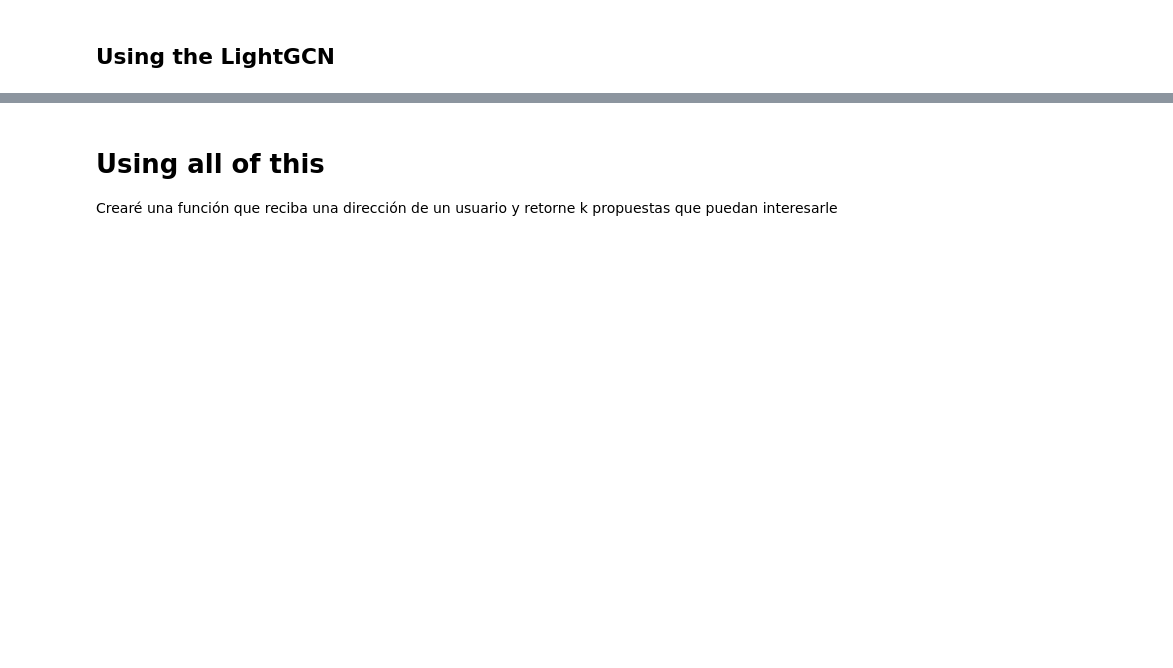
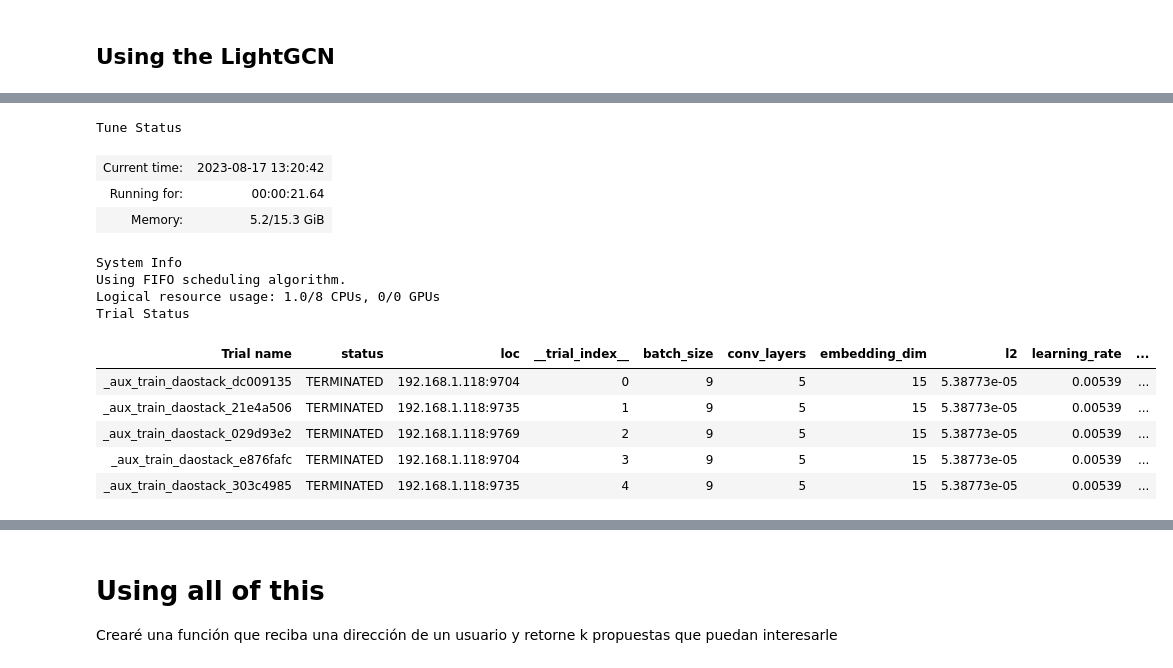
Before and after one commit to daviddavo/upm-tfm-notebooks, a Jupyter notebook: 02_mvp_tuning.ipynb, the cells around one changed output, grey strips where cells are left out. Drawn from its saved outputs; the diff is of its cells as text; code cells hidden in the pictures; blank space fills up the shorter version.

```diff
--- a/02_mvp_tuning.ipynb
+++ b/02_mvp_tuning.ipynb
@@ -196,29 +262,24 @@ def train_daostack(train: HeteroData, validation: HeteroData, original: HeteroDa
 
     @torch.no_grad()
     def _prec_rec(k: int, remove_training=False):
-        # gt: ground truth (all edges)
-        gt_index = original['voter', 'votes', 'proposal'].edge_index
+        # gt: ground truth
         if remove_training:
-            edge_index = validation['voter', 'votes', 'proposal'].edge_index
+            gt_index = validation['voter', 'votes', 'proposal'].edge_index
+            exclude_edges = train['voter', 'votes', 'proposal'].edge_index
         else:
             # All edges
-            edge_index = original['voter', 'votes', 'proposal'].edge_index
+            gt_index = original['voter', 'votes', 'proposal'].edge_index
+            exclude_edges = None
 
         R = item_count = PyG.utils.degree(gt_index[0], num_nodes=n_users)
         # topr.size [104, R.max()]
-        # TODO: Usar otro edge_index tal vez ponga a 0 la convolución,
-        # pero no "descartará" los items. Hay que calcularlo "a mano" usando get_embedding y punto
-        # además así no dependemos de mi fork
-        topr = model.recommend(message_passing_edge_index, src_index=users, dst_index=items, k=int(R.max()), sorted=True)
-
-        # assert (model.recommend(edge_index, src_index=users, dst_index=items, k=k) == topk).all()
+        topr = recommend_excluding(model, message_passing_edge_index, src_index=users, dst_index=items, k=int(R.max()), exclude_edges=exclude_edges)
         n_samples = len(users)
 
         # [104, 2216]
         ground_truth = torch.full((n_users, n_items), False, dtype=torch.bool, device=device)
         ground_truth[gt_index[0], gt_index[1] - original['proposal'].shift] = True
 
-        # This is the only line that depends on topr and thus depends on edge_index
         isin_rmat = ground_truth.gather(1, topr - original['proposal'].shift)
         isin_mat = isin_rmat[:, :k]
 
@@ -279,6 +340,7 @@ def train_daostack(train: HeteroData, validation: HeteroData, original: HeteroDa
         prec5t, rec5t, rprect = _prec_rec(5, remove_training=True)
         session.report({
             'loss': acc_loss/n_samples,
+            'val_loss': np.NaN,
             'rprec train': rprec, 'rprec test': rprect,
             'p@5 train': prec5, 'p@5 test': prec5t,
             'r@5 train': rec5, 'r@5 test': rec5t,
@@ -300,7 +376,24 @@ def _aux_train_daostack(config):
     config['batch_size'] = 2**config['batch_size']
     n_fold = config.pop('__trial_index__')
     train, validation = graph_folds[n_fold]
-    return train_daostack(train.to(device), validation.to(device), data.to(device), config, disable_tqdm=True)
+    train_daostack(train.to(device), validation.to(device), data.to(device), config, disable_tqdm=True)
+
+if os.uname().nodename == 'lamarck':
+    assert torch.cuda.is_available()
+
+    NUM_SAMPLES = 500
+    # Every run takes approx half a gig of vram (no optimizations)
+    # The RTX 4090 has 24GB so we can run the model about 48 times
+    resources_per_trial={
+        'cpu': 1,
+        'gpu': 1/32,
+    }
+else:
+    NUM_SAMPLES = 1
+    resources_per_trial={
+        'cpu': 2,
+        'memory': 2e9,
+    }
 
 tryConfigs = ModelConfig(
     max_epochs=50,
@@ -311,40 +404,46 @@ tryConfigs = ModelConfig(
     batch_size=tune.randint(4,10), # 16..1024
     # embedding_dim=tune.randint(4,8), # 16..128
     embedding_dim=tune.qlograndint(10, 500, 5),
 )
 
 # It is recommended to not use Repeater with a TrialScheduler. Early termination can negatively affect the average reported metric.
 asha_scheduler = None
 # asha_scheduler = ASHAScheduler(
 #     time_attr='training_iteration',
 #     max_t=50,
 #     grace_period=5,
 #     reduction_factor=3,
 #     brackets=1,
 # )
 
 search_alg = HyperOptSearch()
 search_alg = Repeater(search_alg,datasetConfig.num_folds)
 
-# Every run takes approx half a gig of vram (no optimizations)
-# The RTX 4090 has 24GB so we can run the model about 48 times
-resources_per_trial={
-    'cpu': 1,
-    'memory': 0 if torch.cuda.is_available() else 2e9,
-    # 'gpu': 1/32 if torch.cuda.is_available() else 0,
-    'gpu': torch.cuda.is_available(),
-}
-
 tuner = tune.Tuner(
     tune.with_resources(_aux_train_daostack, resources_per_trial),
     param_space=tryConfigs._asdict(),
     tune_config=tune.TuneConfig(
         # time_budget_s=60,
-        num_samples=datasetConfig.num_folds*1,
+        num_samples=datasetConfig.num_folds*NUM_SAMPLES,
         scheduler=asha_scheduler,
         search_alg=search_alg,
         metric='rprec test',
         mode='max',
     )
 )
 exp = tuner.fit()
+# %% [output]
+Tune Status
+| Current time: | 2023-08-17 13:20:42 |
+| Running for: | 00:00:21.64 |
+| Memory: | 5.2/15.3 GiB |
+System Info
+Using FIFO scheduling algorithm.
+Logical resource usage: 1.0/8 CPUs, 0/0 GPUs
+Trial Status
+| Trial name | status | loc | __trial_index__ | batch_size | conv_layers | embedding_dim | l2 | learning_rate | ... |
+| _aux_train_daostack_dc009135 | TERMINATED | 192.168.1.118:9704 | 0 | 9 | 5 | 15 | 5.38773e-05 | 0.00539 | ... |
+| _aux_train_daostack_21e4a506 | TERMINATED | 192.168.1.118:9735 | 1 | 9 | 5 | 15 | 5.38773e-05 | 0.00539 | ... |
+| _aux_train_daostack_029d93e2 | TERMINATED | 192.168.1.118:9769 | 2 | 9 | 5 | 15 | 5.38773e-05 | 0.00539 | ... |
+| _aux_train_daostack_e876fafc | TERMINATED | 192.168.1.118:9704 | 3 | 9 | 5 | 15 | 5.38773e-05 | 0.00539 | ... |
+| _aux_train_daostack_303c4985 | TERMINATED | 192.168.1.118:9735 | 4 | 9 | 5 | 15 | 5.38773e-05 | 0.00539 | ... |
```
Also changed, not shown: parts of 9 cells of this notebook, 2 other files.
